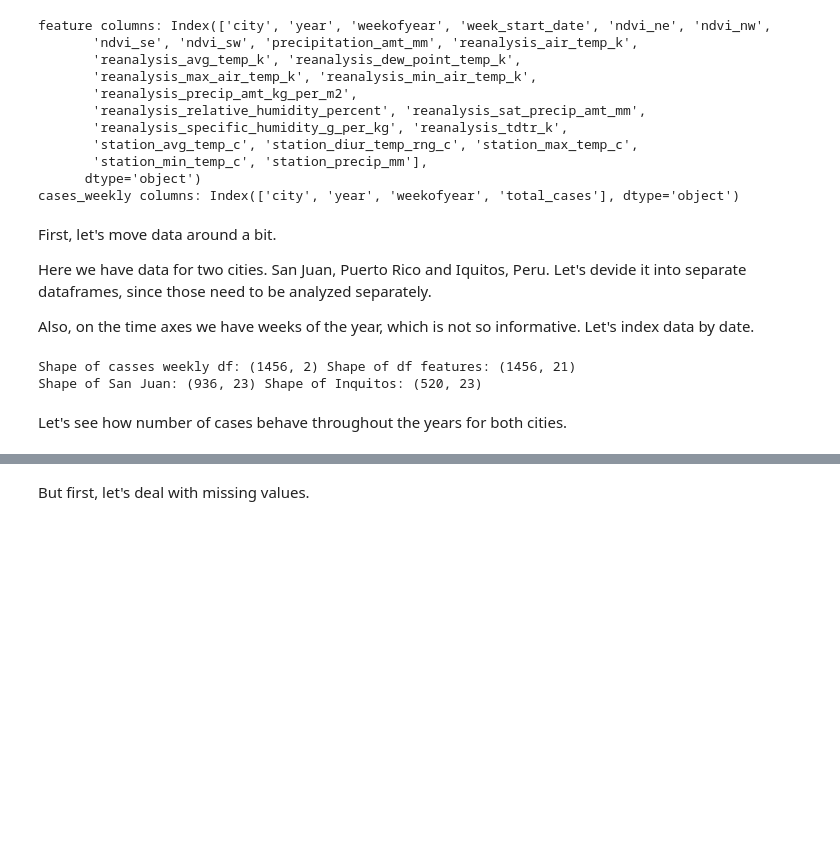
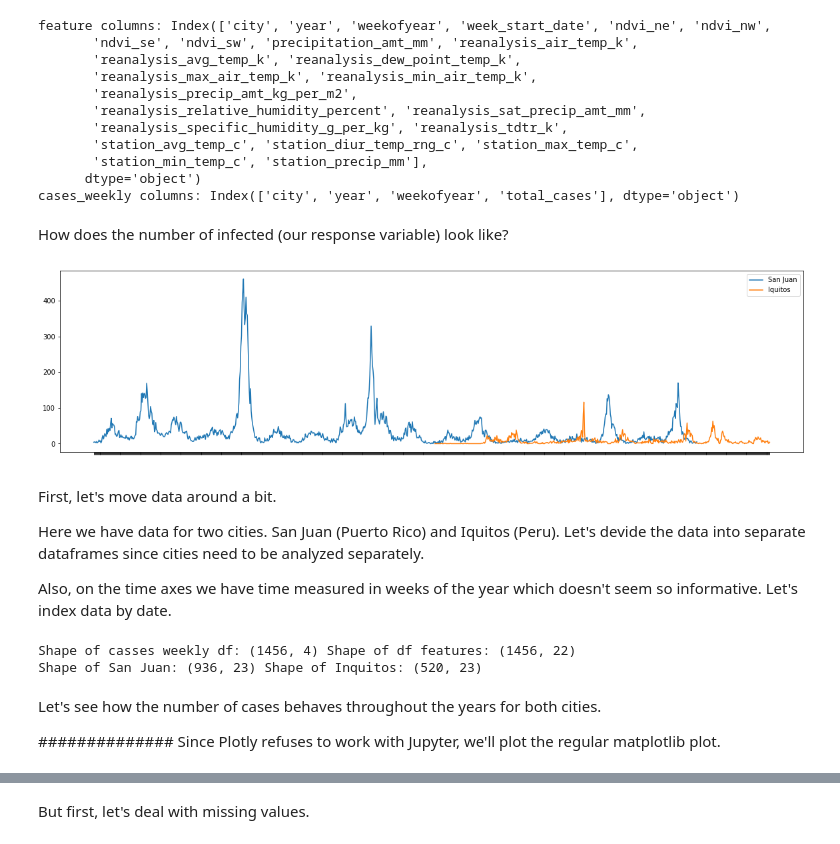
Before and after one commit to MilicaMisk/Grad-School-Data-Science-Project-Reports, a Jupyter notebook: DengAI - the time series data analysis/DENGAI_data_at_first_glance.ipynb, the cells around one changed output, grey strips where cells are left out. Saved outputs shown, nothing was run; the diff lists cells and outputs as text; code cells hidden in the pictures; blank space fills up the shorter version.

```diff
--- a/DengAI - the time series data analysis/DENGAI_data_at_first_glance.ipynb
+++ b/DengAI - the time series data analysis/DENGAI_data_at_first_glance.ipynb
@@ -22,8 +21,13 @@ from plotly.offline import download_plotlyjs, init_notebook_mode, plot, iplot
 init_notebook_mode(connected=True)
 cf.go_offline
 
+import matplotlib.pylab as plt
+import datetime
+
 import missingno as msno
 from scipy.interpolate import interp1d
+
+plt.rcParams['figure.figsize'] = [20, 5]
 # %%
 cases_weekly = pd.read_csv(r'/home/milica/Desktop/competition 2/data/dengue_labels_train.csv')
 features = pd.read_csv(r'/home/milica/Desktop/competition 2/data/dengue_features_train.csv')
@@ -42,10 +46,25 @@ feature columns: Index(['city', 'year', 'weekofyear', 'week_start_date', 'ndvi_n
        'station_min_temp_c', 'station_precip_mm'],
       dtype='object')
 cases_weekly columns: Index(['city', 'year', 'weekofyear', 'total_cases'], dtype='object')
+# %% [markdown]
+How does the number of infected (our response variable) look like?
+# %%
+# fig = go.Figure()
+# fig.add_trace(go.Scatter(x=sj.week_start_date, y=sj.total_cases, mode='lines', name='San Juan'))
+# fig.add_trace(go.Scatter(x=iq.week_start_date, y=iq.total_cases, mode='lines', name='Iquitos'))
+# fig.update_layout(title='Deng fever records', xaxis_title='Week of the year', yaxis_title = 'Number of cases')
+
+plt.plot(features['week_start_date'].loc[features.city == 'sj'], cases_weekly['total_cases'].loc[cases_weekly.city == 'sj'], label='San Juan')
+plt.plot(features['week_start_date'].loc[features.city == 'iq'], cases_weekly['total_cases'].loc[cases_weekly.city == 'iq'], label='Iquitos')
+plt.xticks(color='w')
+plt.legend()
+plt.show()
+# %% [output]
+[figure, added]
 # %% [markdown]
 First, let's move data around a bit.
 
-Here we have data for two cities. San Juan, Puerto Rico and Iquitos, Peru. Let's devide it into separate dataframes, since those need to be analyzed separately.
+Here we have data for two cities. San Juan (Puerto Rico) and Iquitos (Peru). Let's devide the data into separate dataframes since cities need to be analyzed separately.
 
-Also, on the time axes we have weeks of the year, which is not so informative. Let's index data by date.
+Also, on the time axes we have time measured in weeks of the year which doesn't seem so informative. Let's index data by date.
 # %%
@@ -54,13 +72,15 @@ cases_weekly.drop(['year', 'weekofyear'], axis=1, inplace=True)
 # %%
 print('Shape of casses weekly df:', cases_weekly.shape, 'Shape of df features:',features.shape)
-data = pd.concat([cases_weekly, features], axis=1)
+data = pd.concat([cases_weekly.total_cases, features], axis=1)
 
 sj = data.loc[data['city'] == 'sj']
 iq = data.loc[data['city'] == 'iq']
 
 print('Shape of San Juan:', sj.shape, 'Shape of Inquitos:', iq.shape)
 # %% [output]
-Shape of casses weekly df: (1456, 2) Shape of df features: (1456, 21)
+Shape of casses weekly df: (1456, 4) Shape of df features: (1456, 22)
 Shape of San Juan: (936, 23) Shape of Inquitos: (520, 23)
 # %% [markdown]
-Let's see how number of cases behave throughout the years for both cities.
+Let's see how the number of cases behaves throughout the years for both cities.
+
+############## Since Plotly refuses to work with Jupyter, we'll plot the regular matplotlib plot.
```
Also changed, not shown: parts of 12 cells of this notebook.
